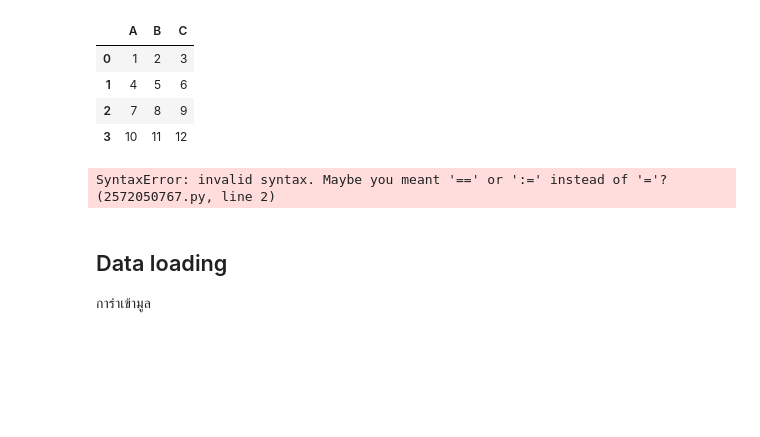
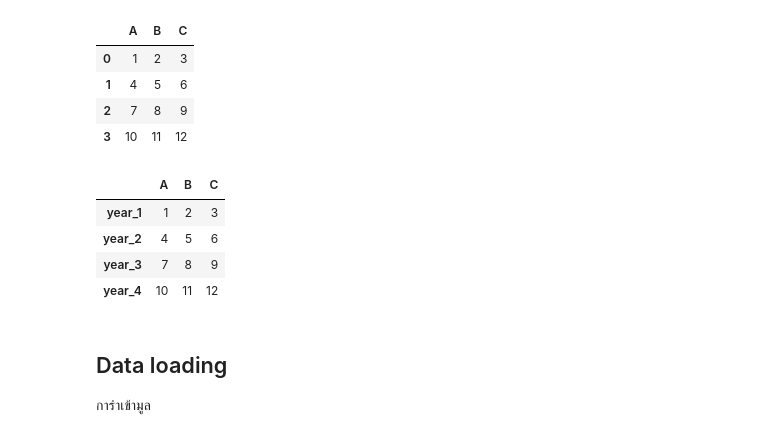
Before and after one commit to Peemai-Techit/DataMining, a Jupyter notebook: 3.Pandas/pandas_tutorial.ipynb, the cells around one changed output. Drawn from its saved outputs; the diff is of its cells as text; code cells hidden in the pictures; blank space fills up the shorter version.

```diff
--- a/3.Pandas/pandas_tutorial.ipynb
+++ b/3.Pandas/pandas_tutorial.ipynb
@@ -18,10 +18,14 @@ df_column
 | 3 | 10 | 11 | 12 |
 # %%
 # Create dataFrame: df with columns
-df_column = pd.DataFrame([ [1,2,3],[4,5,6], [7,8,9],[10,11,12] ],columns= ['A','B','C'] ), index=(["year_1","year_2","year_3","year_4"])
+df_column = pd.DataFrame(  [ [1,2,3],[4,5,6], [7,8,9],[10,11,12] ] ,columns= ['A','B','C'] , index=(["year_1","year_2","year_3","year_4"])     )
 df_column
 # %% [output]
-SyntaxError: invalid syntax. Maybe you meant '==' or ':=' instead of '='? (2572050767.py, line 2)
+|  | A | B | C |
+| year_1 | 1 | 2 | 3 |
+| year_2 | 4 | 5 | 6 |
+| year_3 | 7 | 8 | 9 |
+| year_4 | 10 | 11 | 12 |
 # %% [markdown]
 ## Data loading
 การำเข้ามูล
```
Also changed, not shown: parts of 4 cells of this notebook.
